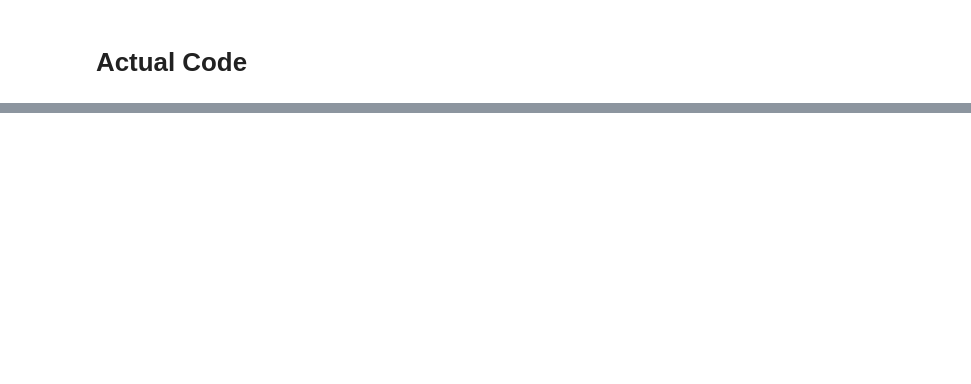
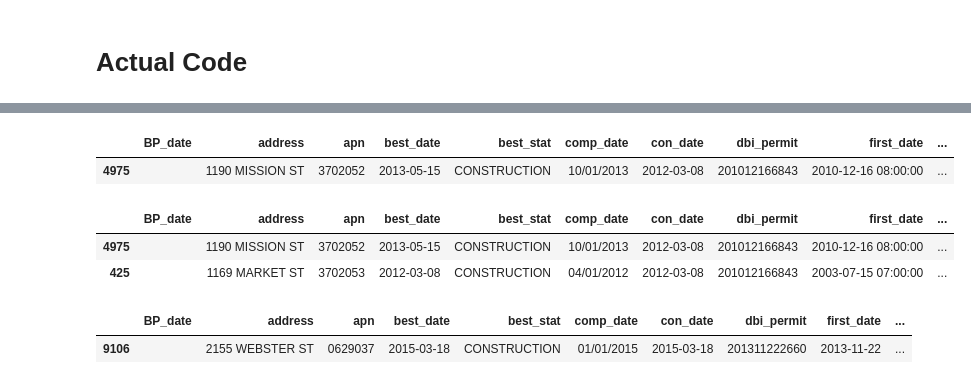
Before and after one commit to sfbrigade/datasci-housing-pipeline, a Jupyter notebook: data/data_model.ipynb, the cells around one changed output, grey strips where cells are left out. Saved outputs shown, nothing was run; the diff lists cells and outputs as text; code cells hidden in the pictures; blank space fills up the shorter version.

```diff
--- a/data/data_model.ipynb
+++ b/data/data_model.ipynb
@@ -254,0 +413,19 @@ main()
+# %%
+#explore duplicated
+new_df[new_df['address']=='1190 MISSION ST']
+# %% [output]
+|  | BP_date | address | apn | best_date | best_stat | comp_date | con_date | dbi_permit | first_date | ... |
+| 4975 |  | 1190 MISSION ST | 3702052 | 2013-05-15 | CONSTRUCTION | 10/01/2013 | 2012-03-08 | 201012166843 | 2010-12-16 08:00:00 | ... |
+# %%
+# Same project, different address-apn combination—verified by looking at each address in PIM
+new_df[new_df['dbi_permit']=='201012166843']
+# %% [output]
+|  | BP_date | address | apn | best_date | best_stat | comp_date | con_date | dbi_permit | first_date | ... |
+| 4975 |  | 1190 MISSION ST | 3702052 | 2013-05-15 | CONSTRUCTION | 10/01/2013 | 2012-03-08 | 201012166843 | 2010-12-16 08:00:00 | ... |
+| 425 |  | 1169 MARKET ST | 3702053 | 2012-03-08 | CONSTRUCTION | 04/01/2012 | 2012-03-08 | 201012166843 | 2003-07-15 07:00:00 | ... |
+# %%
+#explore duplicated
+new_df[new_df['address']=='2155 WEBSTER ST']
+# %% [output]
+|  | BP_date | address | apn | best_date | best_stat | comp_date | con_date | dbi_permit | first_date | ... |
+| 9106 |  | 2155 WEBSTER ST | 0629037 | 2015-03-18 | CONSTRUCTION | 01/01/2015 | 2015-03-18 | 201311222660 | 2013-11-22 | ... |
```
Also changed, not shown: parts of 26 cells of this notebook, 18 other files.
